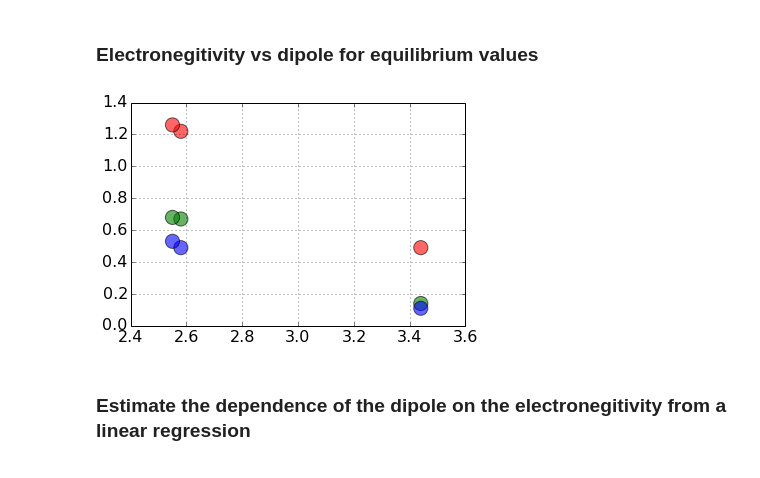
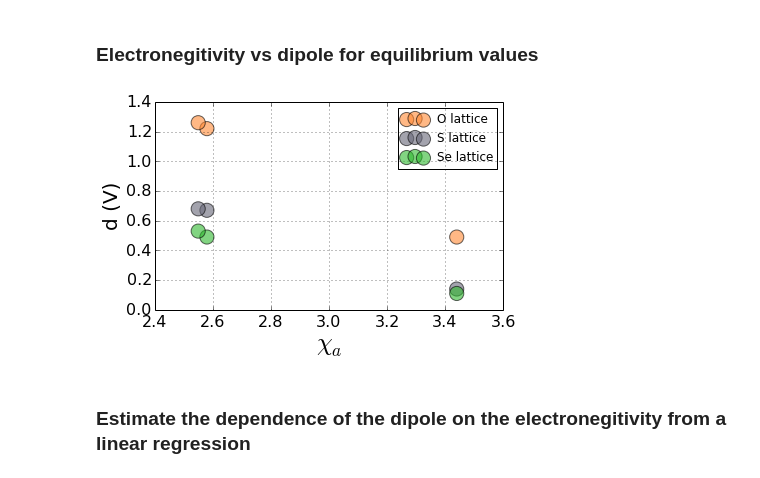
Before and after one commit to keeeto/fitting, a Jupyter notebook: Untitled.ipynb, the cells around one changed output. Drawn from its saved outputs; the diff is of its cells as text; code cells hidden in the pictures.

```diff
--- a/Untitled.ipynb
+++ b/Untitled.ipynb
@@ -77,15 +77,20 @@ print slope, intercept
 # %%
 eNeg_e = [eNeg[0],eNeg[4],eNeg[8]]   # 1.65 electronegitivity of Zn
 dip_e_O = [dip[0],dip[1],dip[2]]
 dip_e_S = [dip[3],dip[4],dip[5]]
 dip_e_Se = [dip[6],dip[7],dip[8]]
-plt.scatter(eNeg_e,dip_e_O,s=200,marker='o',c='r',alpha=0.6)
-plt.scatter(eNeg_e,dip_e_S,s=200,marker='o',c='g',alpha=0.6)
-plt.scatter(eNeg_e,dip_e_Se,s=200,marker='o',c='b',alpha=0.6)
+plt.scatter(eNeg_e,dip_e_O,s=200,marker='o',c='#ff8833',alpha=0.6, label='O lattice')
+plt.scatter(eNeg_e,dip_e_S,s=200,marker='o',c='#666677',alpha=0.6, label='S lattice')
+plt.scatter(eNeg_e,dip_e_Se,s=200,marker='o',c='#2EB82E',alpha=0.6,label='Se lattice')
 plt.grid(True)
+plt.xlabel('$\chi_a$', fontsize=25)
+plt.ylabel('d (V)',fontsize=20)
+plt.legend()
+plt.tight_layout()
+plt.savefig('dipole_eneg.pdf')
 plt.show()
 # %% [output]
-[figure, old version]
+[figure, new version]
 # %% [markdown]
 ### Estimate the dependence of the dipole on the electronegitivity from a linear regression
 # %%
```
Also changed, not shown: parts of 13 cells of this notebook, 18 other files.
